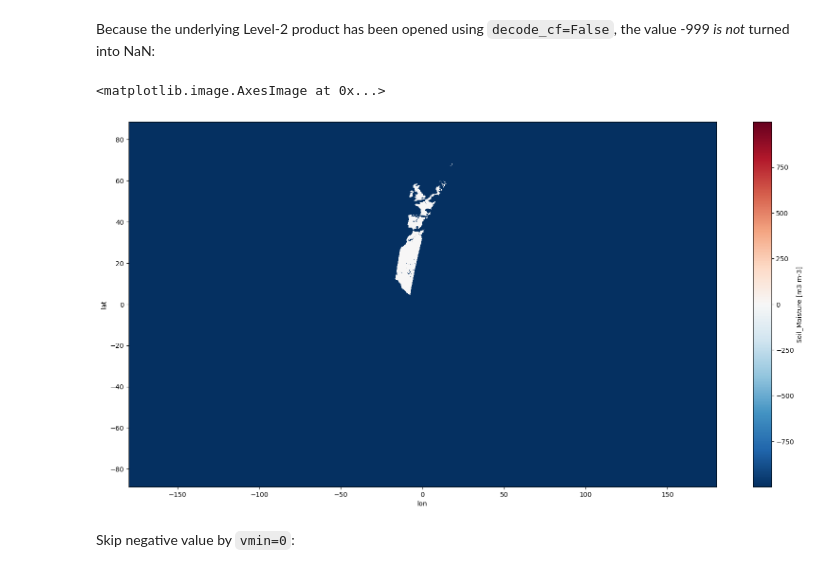
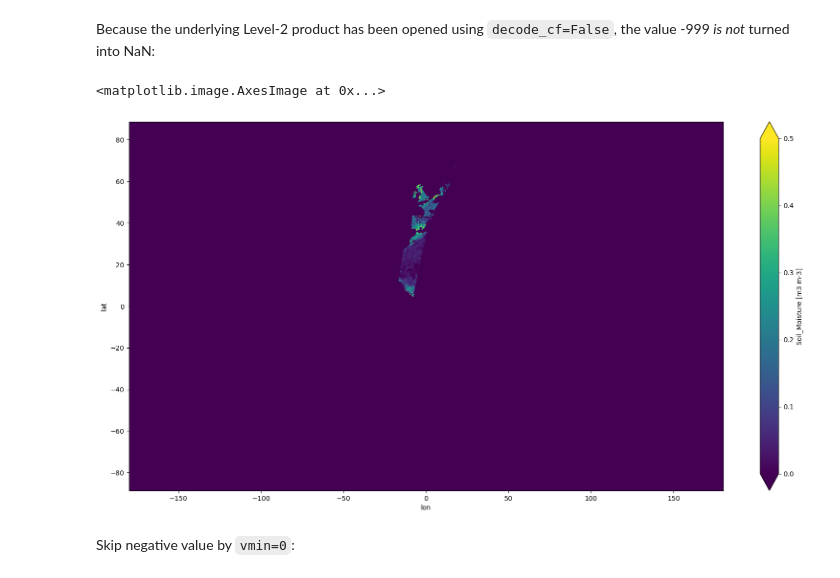
Before and after one commit to xcube-dev/xcube-smos, a Jupyter notebook: notebooks/open-l2-product.ipynb, the cells around one changed output. Drawn from its saved outputs; the diff is of its cells as text; code cells hidden in the pictures.

```diff
--- a/notebooks/open-l2-product.ipynb
+++ b/notebooks/open-l2-product.ipynb
@@ -169,10 +275,10 @@ _FillValue :
 # %% [markdown]
 Because the underlying Level-2 product has been opened using `decode_cf=False`, the value -999 _is not_ turned into NaN:
 # %%
-l2_ds_2.Soil_Moisture.plot.imshow(figsize=(20, 10))
+l2_ds_2.Soil_Moisture.plot.imshow(figsize=(20, 10), vmin=0, vmax=0.5)
 # %% [output]
 <matplotlib.image.AxesImage at 0x...>
-[figure, old version]
+[figure, new version]
 # %% [markdown]
 Skip negative value by `vmin=0`:
 # %%
```
Also changed, not shown: parts of 34 cells of this notebook.
